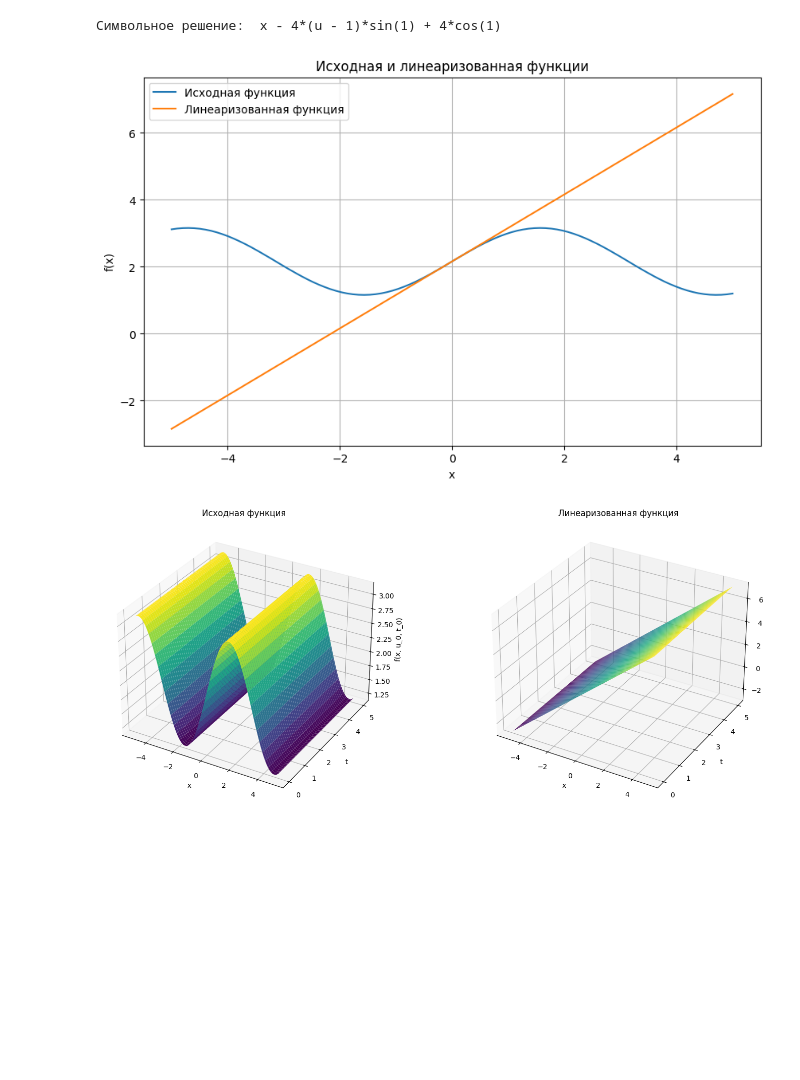
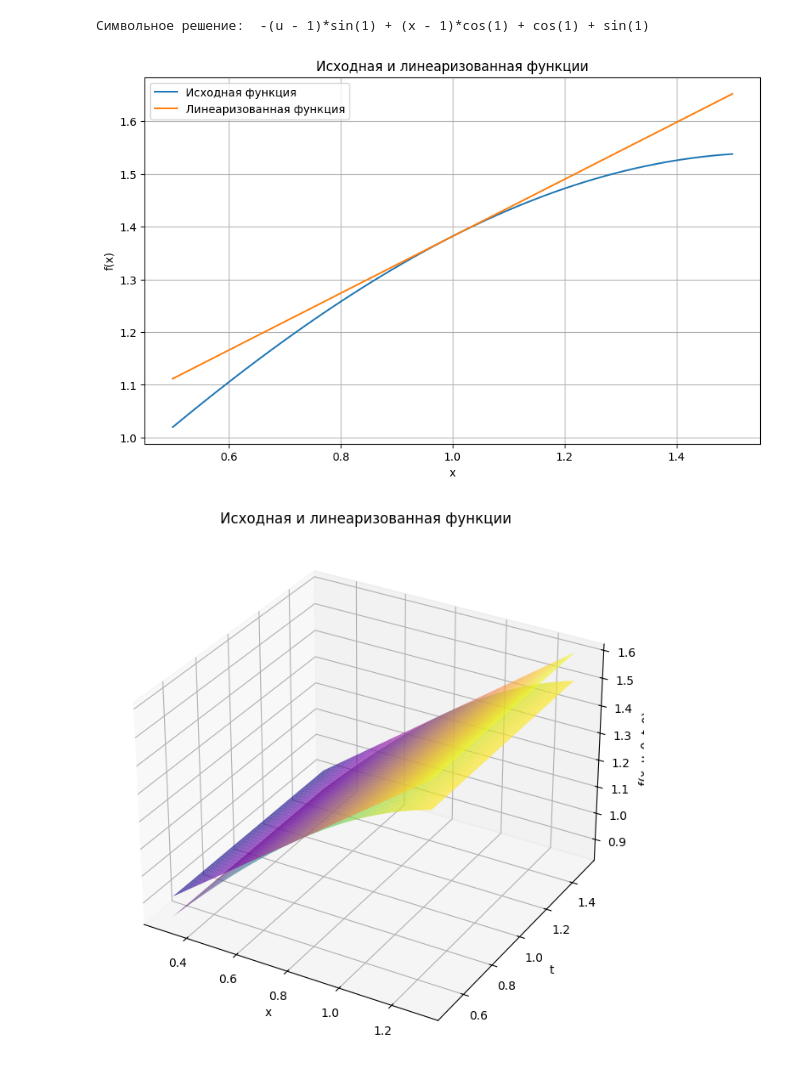
Before and after one commit to st1gmat/mip-project-2024, a Jupyter notebook: linearization.ipynb, the cells around one changed output. Saved outputs shown, nothing was run; the diff lists cells and outputs as text; code cells hidden in the pictures; blank space fills up the shorter version.

Commit message:
added another 3d plots

```diff
--- a/linearization.ipynb
+++ b/linearization.ipynb
@@ -19,10 +19,12 @@ def linearize_diff_eq(f, x, u, t, x0, u0, t0): # функция для лине
 
 x, u, t = sp.symbols('x u t')
 f = sp.sin(x) + sp.cos(u) * t**2
-x0 = 0
+
+
+x0 = 1
 u0 = 1
-t0 = 2
-
+t0 = 1
+dx = 0.5
 # линеаризируем
 linearized_eq = linearize_diff_eq(f, x, u, t, x0, u0, t0)
 
@@ -32,7 +34,7 @@ print("Символьное решение: ", linearized_eq)
 f_func = sp.lambdify(x, f.subs([(u, u0), (t, t0)]), 'numpy')
 linearized_func = sp.lambdify(x, linearized_eq.subs([(u, u0), (t, t0)]), 'numpy')
 
-x_values = np.linspace(-5, 5, 100)
+x_values = np.linspace(x0 - dx, x0 + dx, 100)
 f_values = f_func(x_values)
 linearized_values = linearized_func(x_values)
 
@@ -46,51 +48,67 @@ plt.legend()
 plt.grid(True)
 plt.show()
 # %% [output]
-Символьное решение:  x - 4*(u - 1)*sin(1) + 4*cos(1)
+Символьное решение:  -(u - 1)*sin(1) + (x - 1)*cos(1) + cos(1) + sin(1)
-[figure, old version]
+[figure, new version]
 # %%
-from mpl_toolkits.mplot3d import Axes3D
-
 x, u, t = sp.symbols('x u t')
+# f = x**2*u + u**2*t - x*t
 f = sp.sin(x) + sp.cos(u) * t**2
 
-x0 = 0
+x0 = 0.8
 u0 = 1
-t0 = 2
-
+t0 = 1
+dx = 0.5
 linearized_eq = linearize_diff_eq(f, x, u, t, x0, u0, t0)
 # u_0 будет фиксированной
 f_func = sp.lambdify([x, t], f.subs([(u, u0), (t, t0)]), 'numpy')
 linearized_func = sp.lambdify([x, t], linearized_eq.subs([(u, u0), (t, t0)]), 'numpy')
 
-x_values = np.linspace(-5, 5, 100) # задаем диапазон значений для x и t
-t_values = np.linspace(0, 5, 100)
+x_values = np.linspace(x0 - dx, x0 + dx, 100) # задаем диапазон значений для x и t
+t_values = np.linspace(t0 - dx, t0 + dx, 100)
 
 # сетка значений для x и t
 X, T = np.meshgrid(x_values, t_values)
 F_values = f_func(X, T)
 Linearized_values = linearized_func(X, T)
 
-fig = plt.figure(figsize=(15, 12))
+# fig = plt.figure(figsize=(20, 20))
 
-ax = fig.add_subplot(2, 2, 1, projection='3d')
-ax.plot_surface(X, T, F_values, cmap='viridis')
+# ax = fig.add_subplot(2, 2, 1, projection='3d')
+# ax.plot_surface(X, T, F_values, cmap='viridis')
+# ax.set_xlabel('x')
+# ax.set_ylabel('t')
+# ax.set_zlabel('f(x, u_0, t_0)')
+# ax.set_title('Исходная функция')
+
+# ax = fig.add_subplot(2, 2, 2, projection='3d')
+# ax.plot_surface(X, T, Linearized_values, cmap='viridis')
+# ax.set_xlabel('x')
+# ax.set_ylabel('t')
+# ax.set_zlabel('f(x, u_0, t_0)')
+# ax.set_title('Линеаризованная функция')
+
+# plt.tight_layout()
+# plt.show()
+
+fig = plt.figure(figsize=(12, 8))
+
+ax = fig.add_subplot(1, 1, 1, projection='3d')
+ax.plot_surface(X, T, F_values, cmap='viridis', alpha=0.7, label='Исходная функция')
+ax.plot_surface(X, T, Linearized_values, cmap='plasma', alpha=0.7, label='Линеаризованная функция')
+
 ax.set_xlabel('x')
 ax.set_ylabel('t')
 ax.set_zlabel('f(x, u_0, t_0)')
-ax.set_title('Исходная функция')
+ax.set_title('Исходная и линеаризованная функции')
 
-ax = fig.add_subplot(2, 2, 2, projection='3d')
-ax.plot_surface(X, T, Linearized_values, cmap='viridis')
-ax.set_xlabel('x')
-ax.set_ylabel('t')
-ax.set_zlabel('f(x, u_0, t_0)')
-ax.set_title('Линеаризованная функция')
+# original_patch = mpatches.Patch(color='red', label='Исходная функция', alpha=0.7)
+# linearized_patch = mpatches.Patch(color='blue', label='Линеаризованная функция', alpha=0.7)
+# ax.legend(handles=[original_patch, linearized_patch])
 
-plt.tight_layout()
 plt.show()
 # %% [output]
-[figure, old version]
+[figure, new version]
 # %%
 # проверка из разряда "а что если..." при фиксированном t
 fig = plt.figure(figsize=(20, 20))
```
Also changed, not shown: parts of 3 cells of this notebook.
